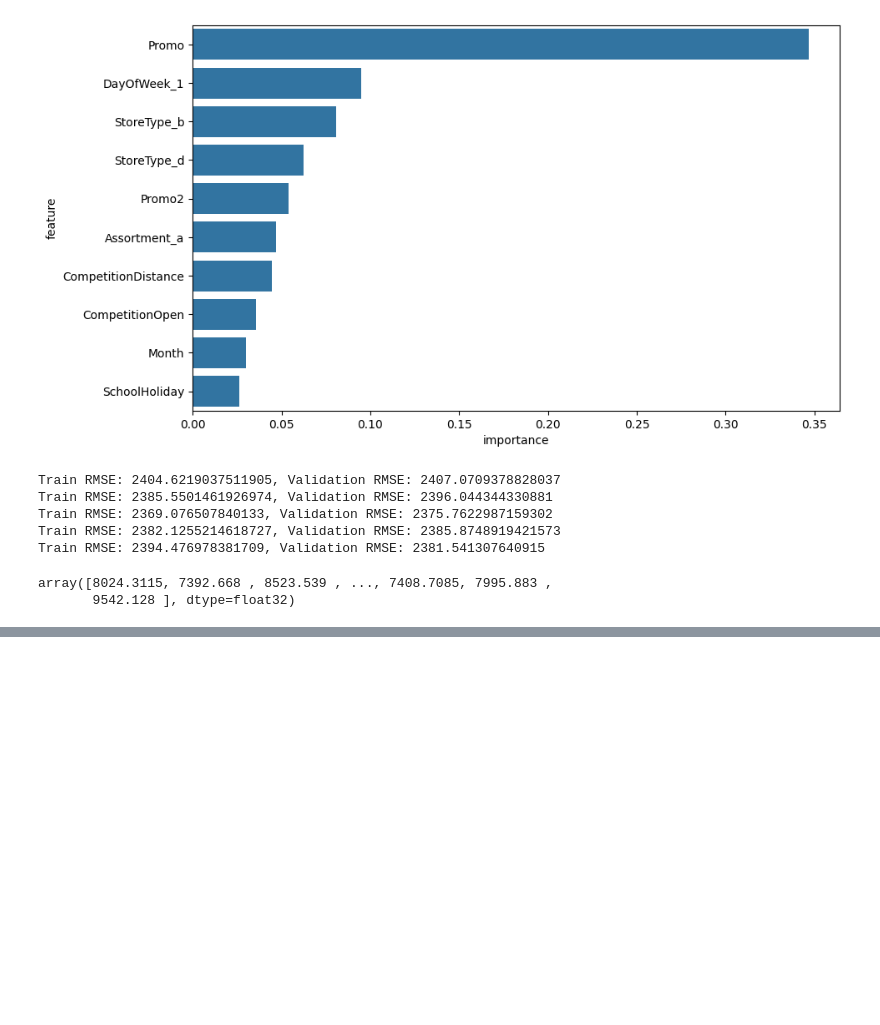
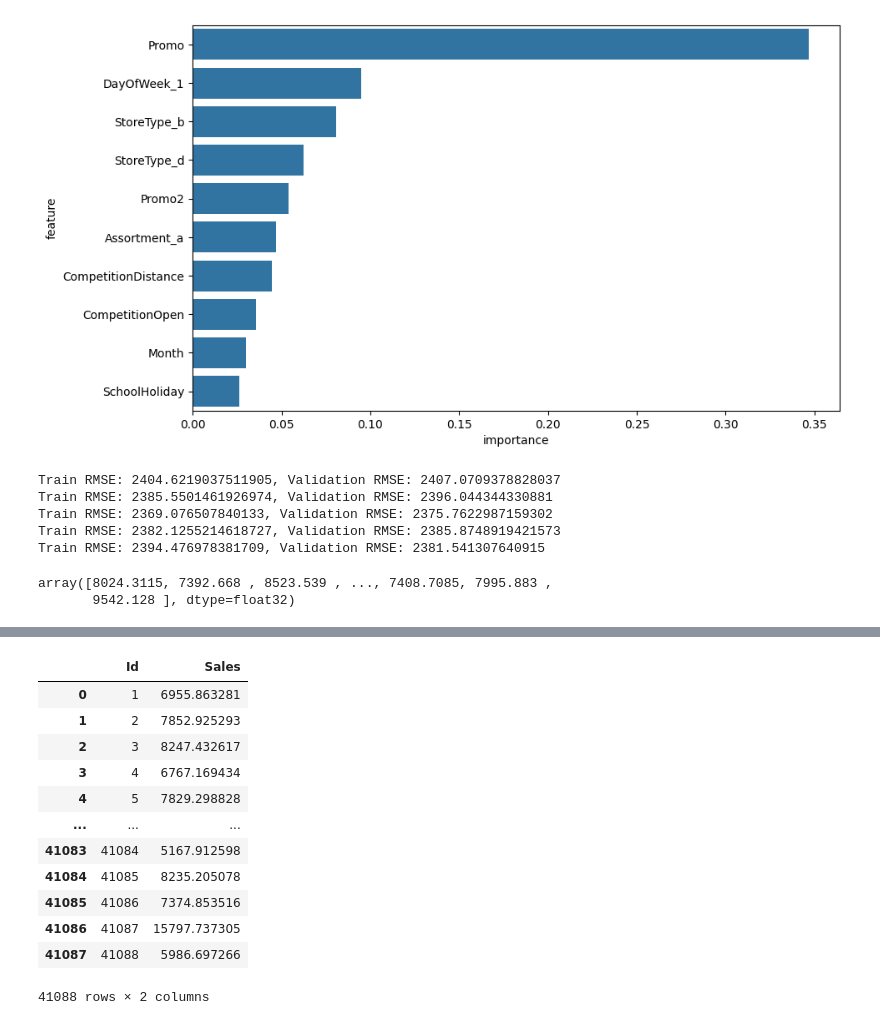
Before and after one commit to Imran1hp/Machine-Learning, a Jupyter notebook: Gradient_boosting.ipynb, the cells around one changed output, grey strips where cells are left out. Saved outputs shown, nothing was run; the diff lists cells and outputs as text; code cells hidden in the pictures; blank space fills up the shorter version.

```diff
--- a/Gradient_boosting.ipynb
+++ b/Gradient_boosting.ipynb
@@ -545,0 +699,16 @@ array([8024.3115, 7392.668 , 8523.539 , ..., 7408.7085, 7995.883 ,
+# %%
+submission_df
+# %% [output]
+|  | Id | Sales |
+| 0 | 1 | 6955.863281 |
+| 1 | 2 | 7852.925293 |
+| 2 | 3 | 8247.432617 |
+| 3 | 4 | 6767.169434 |
+| 4 | 5 | 7829.298828 |
+| ... | ... | ... |
+| 41083 | 41084 | 5167.912598 |
+| 41084 | 41085 | 8235.205078 |
+| 41085 | 41086 | 7374.853516 |
+| 41086 | 41087 | 15797.737305 |
+| 41087 | 41088 | 5986.697266 |
+41088 rows × 2 columns
```
Also changed, not shown: parts of 27 cells of this notebook.
